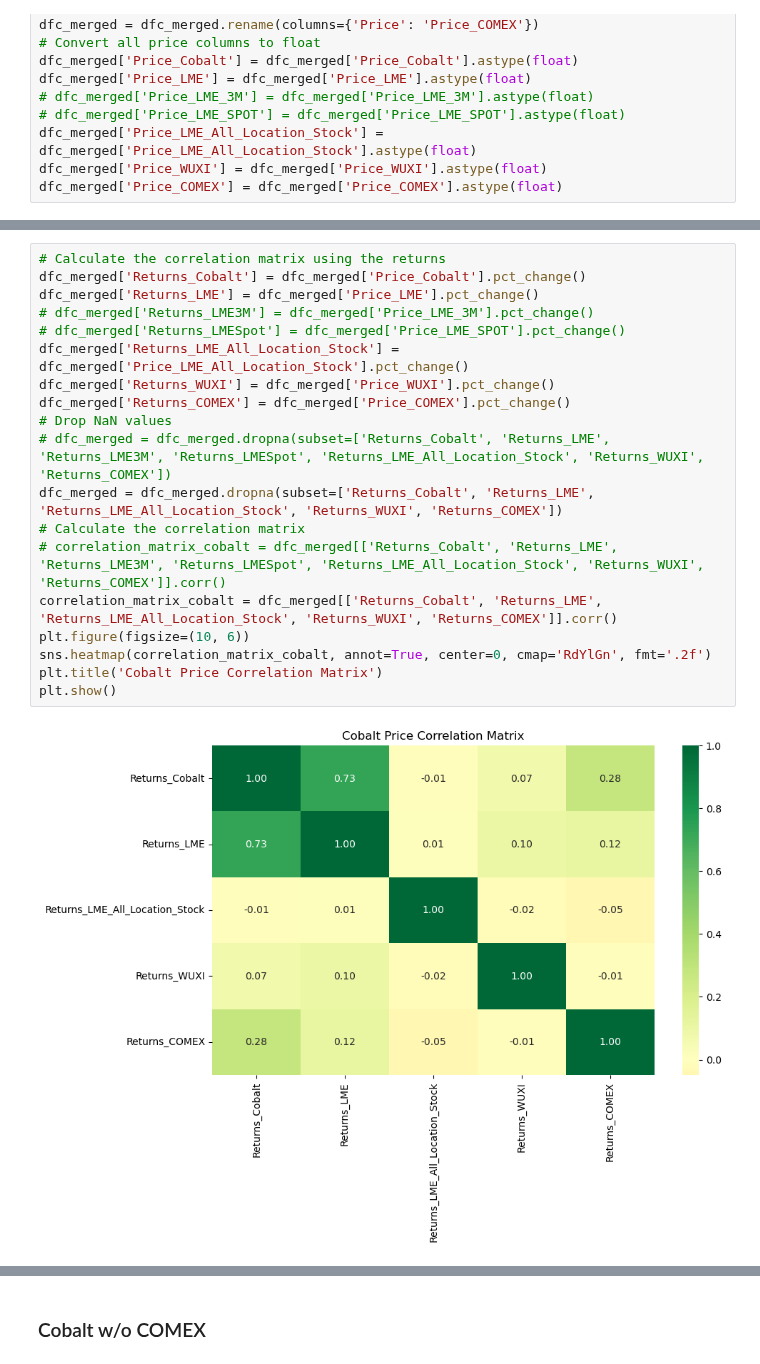
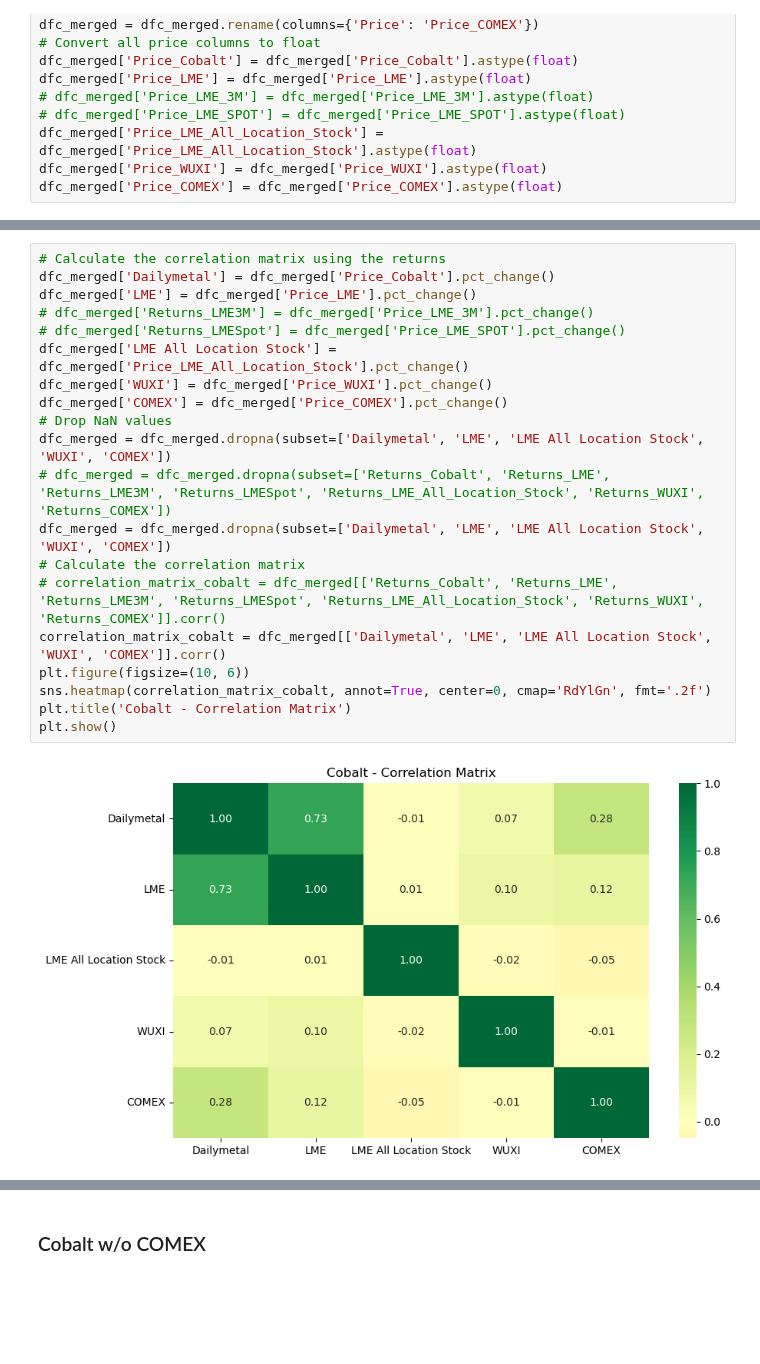
Before and after one commit to Doosheck/metals, a Jupyter notebook: data_overview.ipynb, the cells around one changed output, grey strips where cells are left out. Drawn from its saved outputs; the diff is of its cells as text; blank space fills up the shorter version.

```diff
--- a/data_overview.ipynb
+++ b/data_overview.ipynb
@@ -564,21 +639,22 @@ dfc_merged['Price_COMEX'] = dfc_merged['Price_COMEX'].astype(float)
 # %%
 # Calculate the correlation matrix using the returns
-dfc_merged['Returns_Cobalt'] = dfc_merged['Price_Cobalt'].pct_change()
-dfc_merged['Returns_LME'] = dfc_merged['Price_LME'].pct_change()
+dfc_merged['Dailymetal'] = dfc_merged['Price_Cobalt'].pct_change()
+dfc_merged['LME'] = dfc_merged['Price_LME'].pct_change()
 # dfc_merged['Returns_LME3M'] = dfc_merged['Price_LME_3M'].pct_change()
 # dfc_merged['Returns_LMESpot'] = dfc_merged['Price_LME_SPOT'].pct_change()
-dfc_merged['Returns_LME_All_Location_Stock'] = dfc_merged['Price_LME_All_Location_Stock'].pct_change()
-dfc_merged['Returns_WUXI'] = dfc_merged['Price_WUXI'].pct_change()
-dfc_merged['Returns_COMEX'] = dfc_merged['Price_COMEX'].pct_change()
+dfc_merged['LME All Location Stock'] = dfc_merged['Price_LME_All_Location_Stock'].pct_change()
+dfc_merged['WUXI'] = dfc_merged['Price_WUXI'].pct_change()
+dfc_merged['COMEX'] = dfc_merged['Price_COMEX'].pct_change()
 # Drop NaN values
+dfc_merged = dfc_merged.dropna(subset=['Dailymetal', 'LME', 'LME All Location Stock', 'WUXI', 'COMEX'])
 # dfc_merged = dfc_merged.dropna(subset=['Returns_Cobalt', 'Returns_LME', 'Returns_LME3M', 'Returns_LMESpot', 'Returns_LME_All_Location_Stock', 'Returns_WUXI', 'Returns_COMEX'])
-dfc_merged = dfc_merged.dropna(subset=['Returns_Cobalt', 'Returns_LME', 'Returns_LME_All_Location_Stock', 'Returns_WUXI', 'Returns_COMEX'])
+dfc_merged = dfc_merged.dropna(subset=['Dailymetal', 'LME', 'LME All Location Stock', 'WUXI', 'COMEX'])
 # Calculate the correlation matrix
 # correlation_matrix_cobalt = dfc_merged[['Returns_Cobalt', 'Returns_LME', 'Returns_LME3M', 'Returns_LMESpot', 'Returns_LME_All_Location_Stock', 'Returns_WUXI', 'Returns_COMEX']].corr()
-correlation_matrix_cobalt = dfc_merged[['Returns_Cobalt', 'Returns_LME', 'Returns_LME_All_Location_Stock', 'Returns_WUXI', 'Returns_COMEX']].corr()
+correlation_matrix_cobalt = dfc_merged[['Dailymetal', 'LME', 'LME All Location Stock', 'WUXI', 'COMEX']].corr()
 plt.figure(figsize=(10, 6))
 sns.heatmap(correlation_matrix_cobalt, annot=True, center=0, cmap='RdYlGn', fmt='.2f')
-plt.title('Cobalt Price Correlation Matrix')
+plt.title('Cobalt - Correlation Matrix')
 plt.show()
 # %% [output]
-[figure, old version]
+[figure, new version]
```
Also changed, not shown: parts of 21 cells of this notebook.
